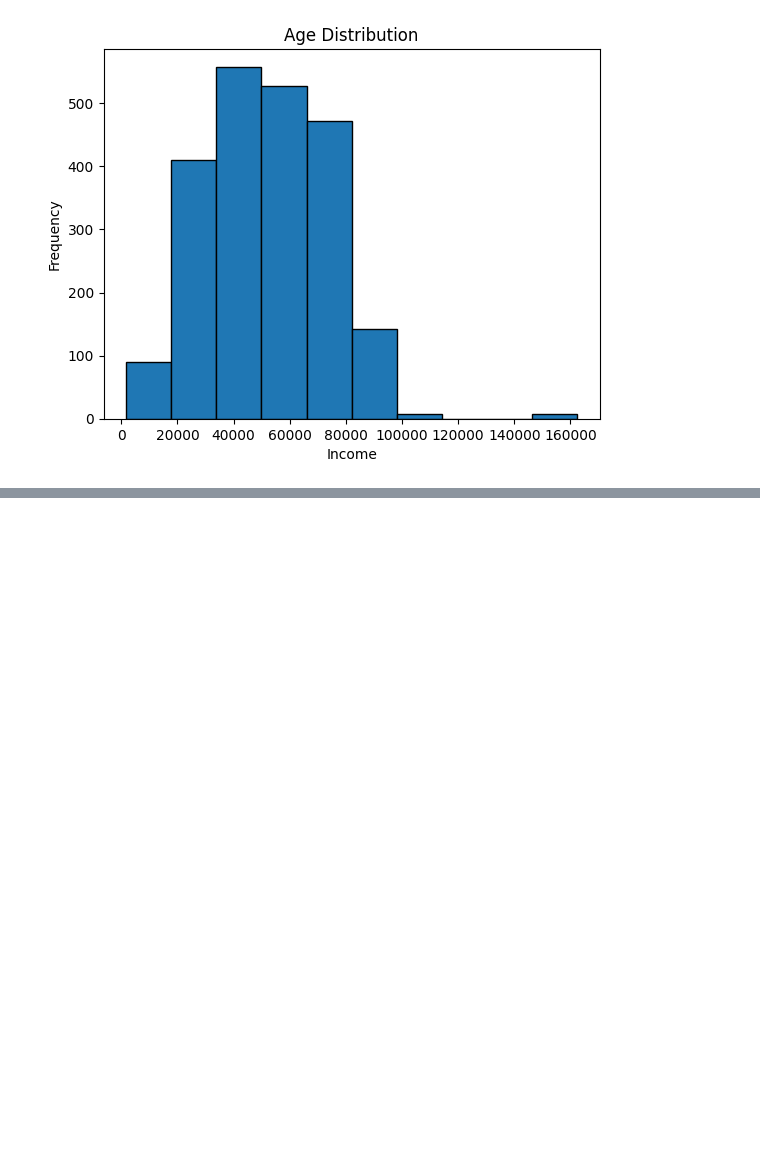
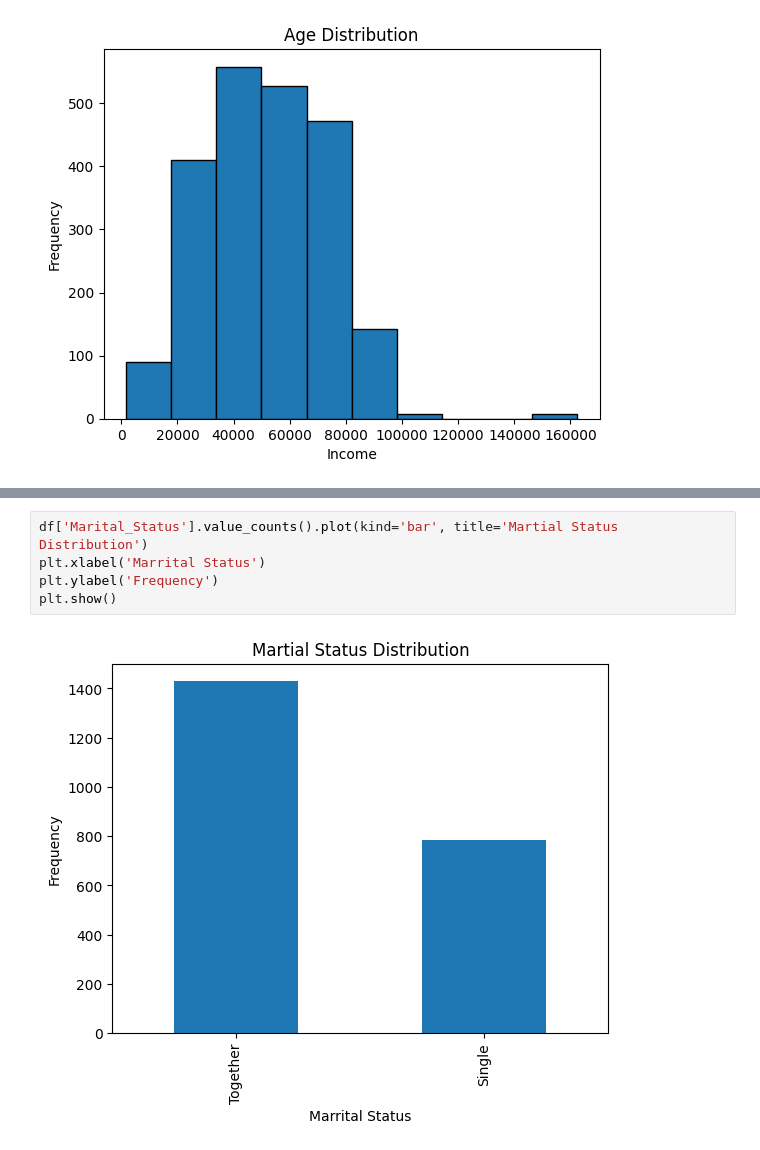
Before and after one commit to ThomasWinn/kaggle-growth, a Jupyter notebook: customer-personality-analysis/eda.ipynb, the cells around one changed output, grey strips where cells are left out. Drawn from its saved outputs; the diff is of its cells as text; blank space fills up the shorter version.

```diff
--- a/customer-personality-analysis/eda.ipynb
+++ b/customer-personality-analysis/eda.ipynb
@@ -115,0 +247,7 @@ plt.show()
+# %%
+df['Marital_Status'].value_counts().plot(kind='bar', title='Martial Status Distribution')
+plt.xlabel('Marrital Status')
+plt.ylabel('Frequency')
+plt.show()
+# %% [output]
+[figure, added]
```
Also changed, not shown: parts of 21 cells of this notebook.
